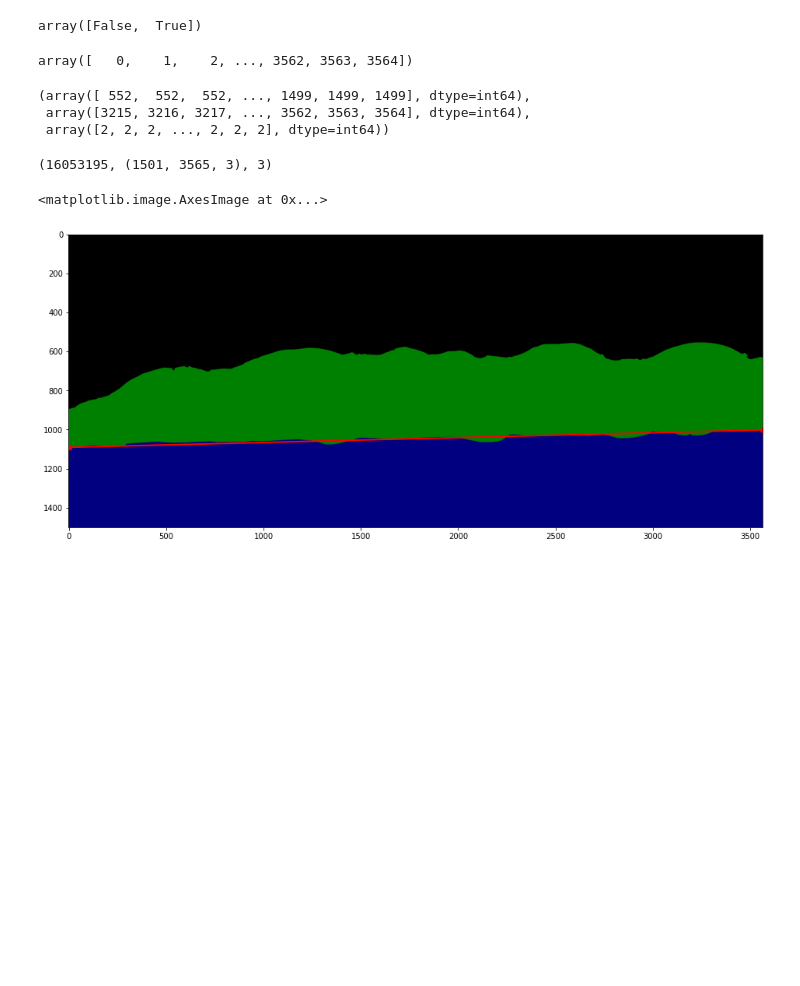
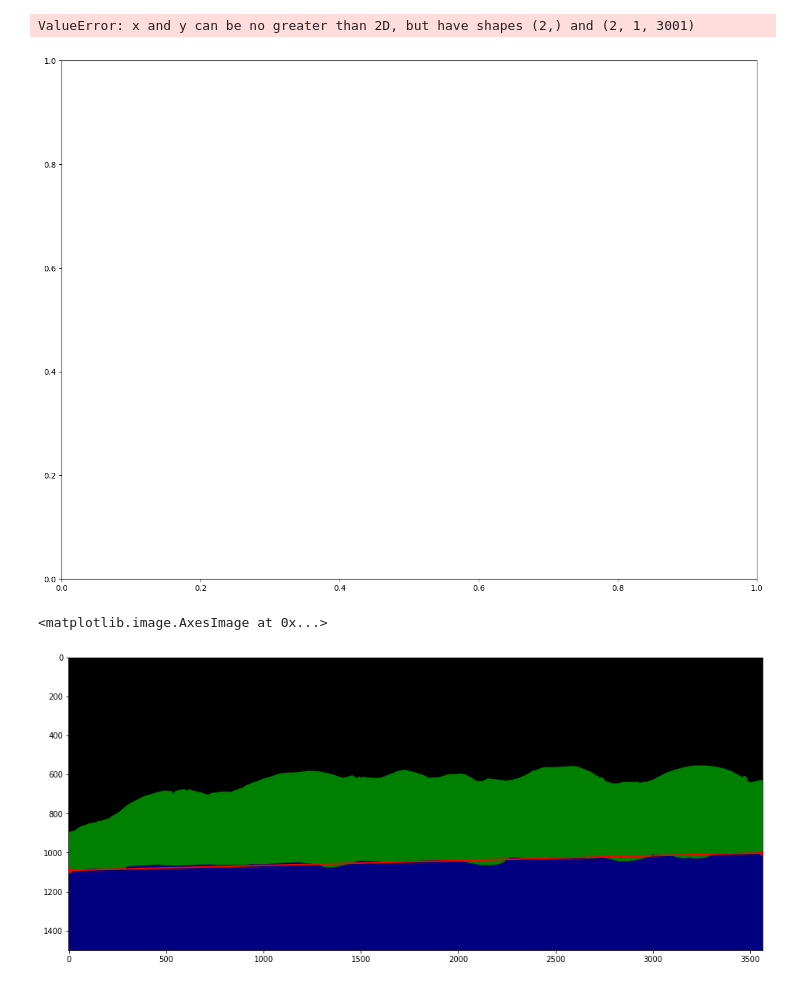
Before and after one commit to arshanabbas/Code-FabianTask3, a Jupyter notebook: test.ipynb, the cells around one changed output. Drawn from its saved outputs; the diff is of its cells as text; code cells hidden in the pictures; blank space fills up the shorter version.

```diff
--- a/test.ipynb
+++ b/test.ipynb
@@ -50,14 +86,0 @@ hsv_bottom = hsv_image == 128
-# %%
-np.unique(hsv_bottom)
-# %% [output]
-array([False,  True])
-# %%
-np.arange(hsv_bottom.shape[1])
-# %% [output]
-array([   0,    1,    2, ..., 3562, 3563, 3564])
-# %%
-np.where(hsv_bottom[1:,:] == True)
-# %% [output]
-(array([ 552,  552,  552, ..., 1499, 1499, 1499], dtype=int64),
- array([3215, 3216, 3217, ..., 3562, 3563, 3564], dtype=int64),
- array([2, 2, 2, ..., 2, 2, 2], dtype=int64))
@@ -66,7 +87,18 @@ np.where(hsv_bottom[1:,:] == True)
-# %%
-image_original.size, image_original.shape, image_original.ndim
-# %% [output]
-(16053195, (1501, 3565, 3), 3)
+# %%
+image = cv2.cvtColor(image_original, cv2.COLOR_BGR2GRAY)
+
+cols =[2000,2300]
+row = [2000,2000]
+
+start = np.where(image[:,row[0]])
+end = np.where(image[:,row[0]])
+
+fig = plt.figure(figsize=(16, 12))  # Adjust the numbers as needed
+plt.plot([cols[0], cols[1]], [start, end], marker='o', linestyle='-', linewidth=2, color='red')
+plt.imshow(image, cmap='gray')
+# %% [output]
+ValueError: x and y can be no greater than 2D, but have shapes (2,) and (2, 1, 3001)
+[figure, added]
 # %%
 image = cv2.cvtColor(image_original, cv2.COLOR_BGR2GRAY)
 
```
Also changed, not shown: parts of 14 cells of this notebook.
